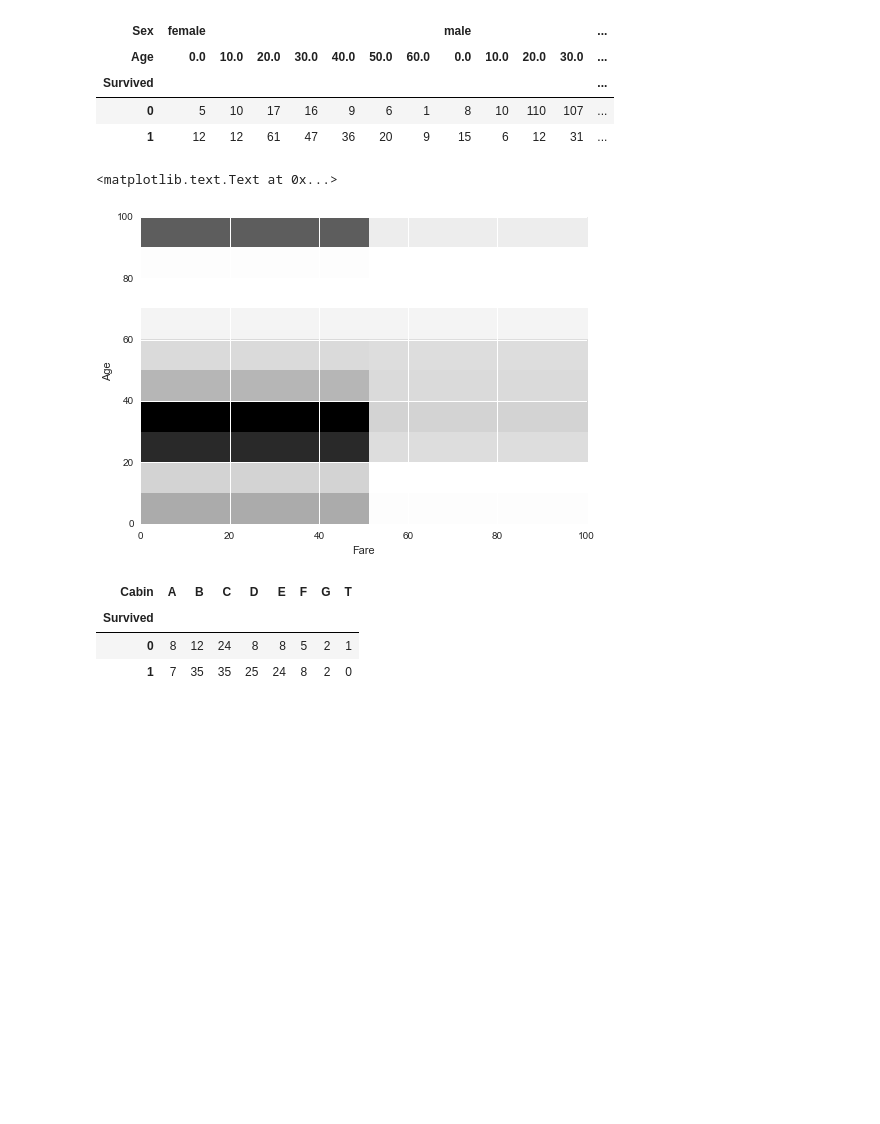
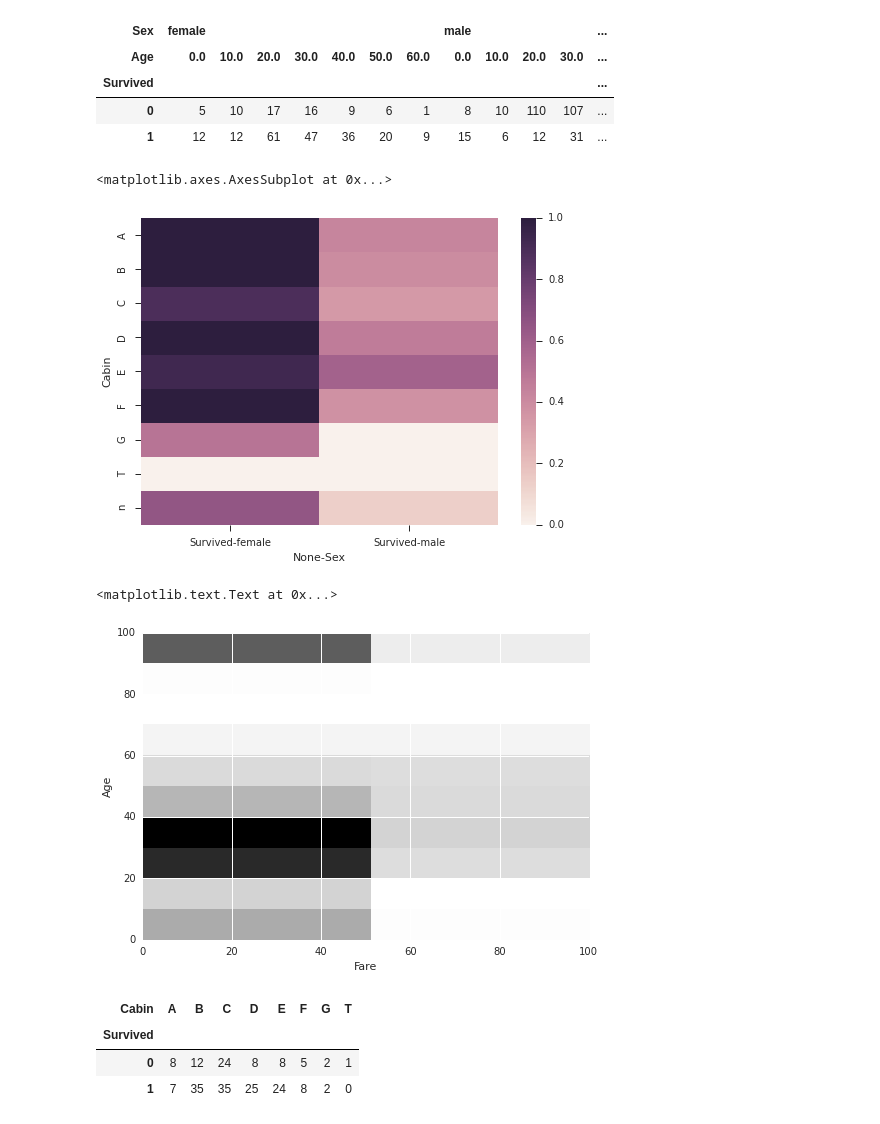
Before and after one commit to salexln/kaggle, a Jupyter notebook: titanic/notebook/titanic.ipynb, the cells around one changed output. Drawn from its saved outputs; the diff is of its cells as text; code cells hidden in the pictures; blank space fills up the shorter version.

```diff
--- a/titanic/notebook/titanic.ipynb
+++ b/titanic/notebook/titanic.ipynb
@@ -68,6 +71,12 @@ pd.crosstab(df['Survived'],[df['Sex'],df['Age'].apply(lambda x: round(x/10.0)*10
 | Survived |  |  |  |  |  |  |  |  |  |  |  | ... |
 | 0 | 5 | 10 | 17 | 16 | 9 | 6 | 1 | 8 | 10 | 110 | 107 | ... |
 | 1 | 12 | 12 | 61 | 47 | 36 | 20 | 9 | 15 | 6 | 12 | 31 | ... |
+# %%
+df['Cabin']=df['Cabin'].apply(lambda s:str(s)[0])
+sns.heatmap(pd.pivot_table(df, index=['Cabin'], columns=['Sex'],values=['Survived'],aggfunc=np.mean, fill_value=0))
+# %% [output]
+<matplotlib.axes.AxesSubplot at 0x...>
+[figure, added]
 # %%
 plt.figure()
 plt.hist2d(\
@@ -80,7 +89,7 @@ plt.ylabel('Age')
 plt.xlabel('Fare')
 # %% [output]
 <matplotlib.text.Text at 0x...>
-[figure, old version]
+[figure, new version]
 # %%
 pd.crosstab(df['Survived'],[df['Cabin'].dropna().apply(lambda x:str(x)[0])])
 # %% [output]
```
Also changed, not shown: parts of 8 cells of this notebook.
